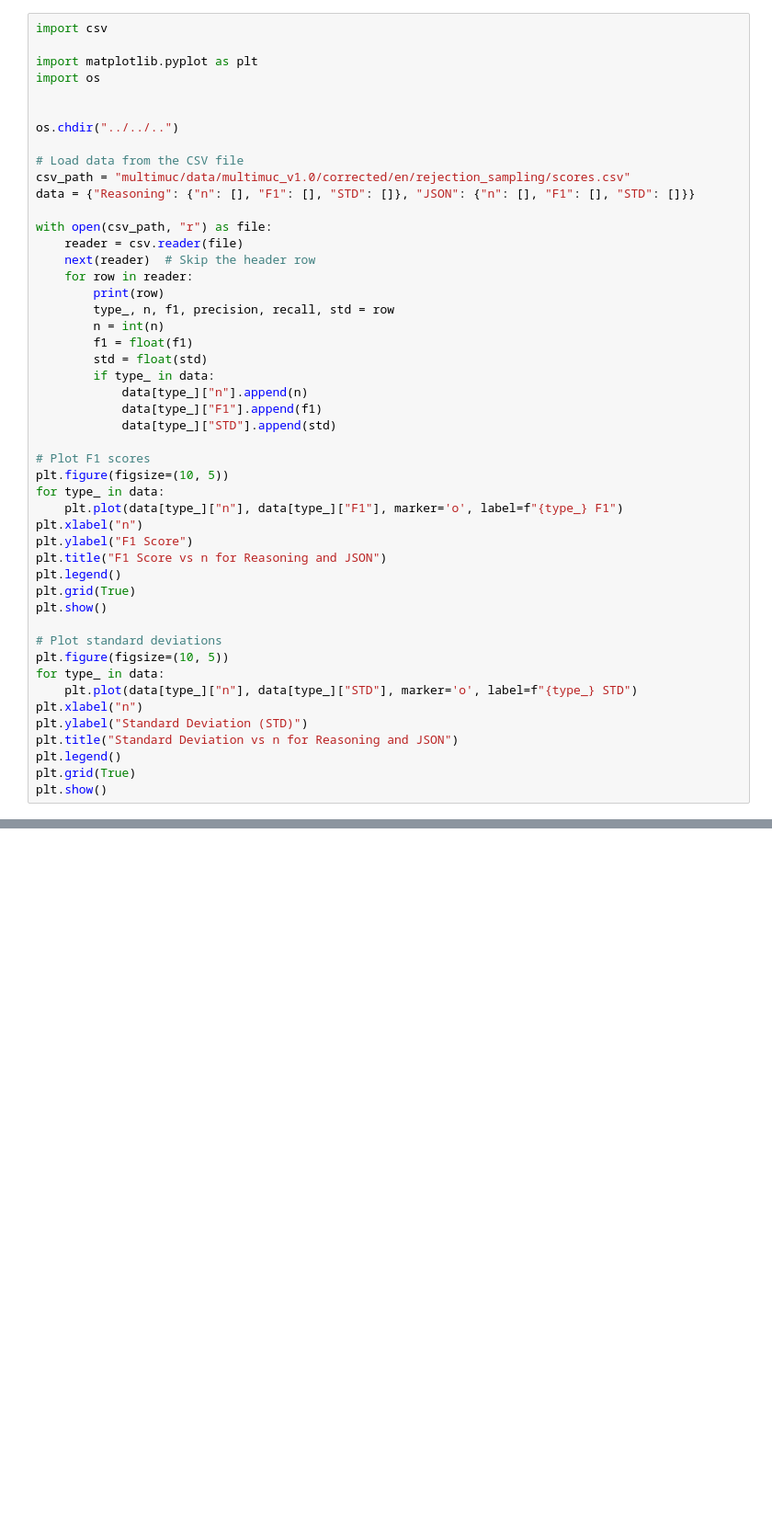
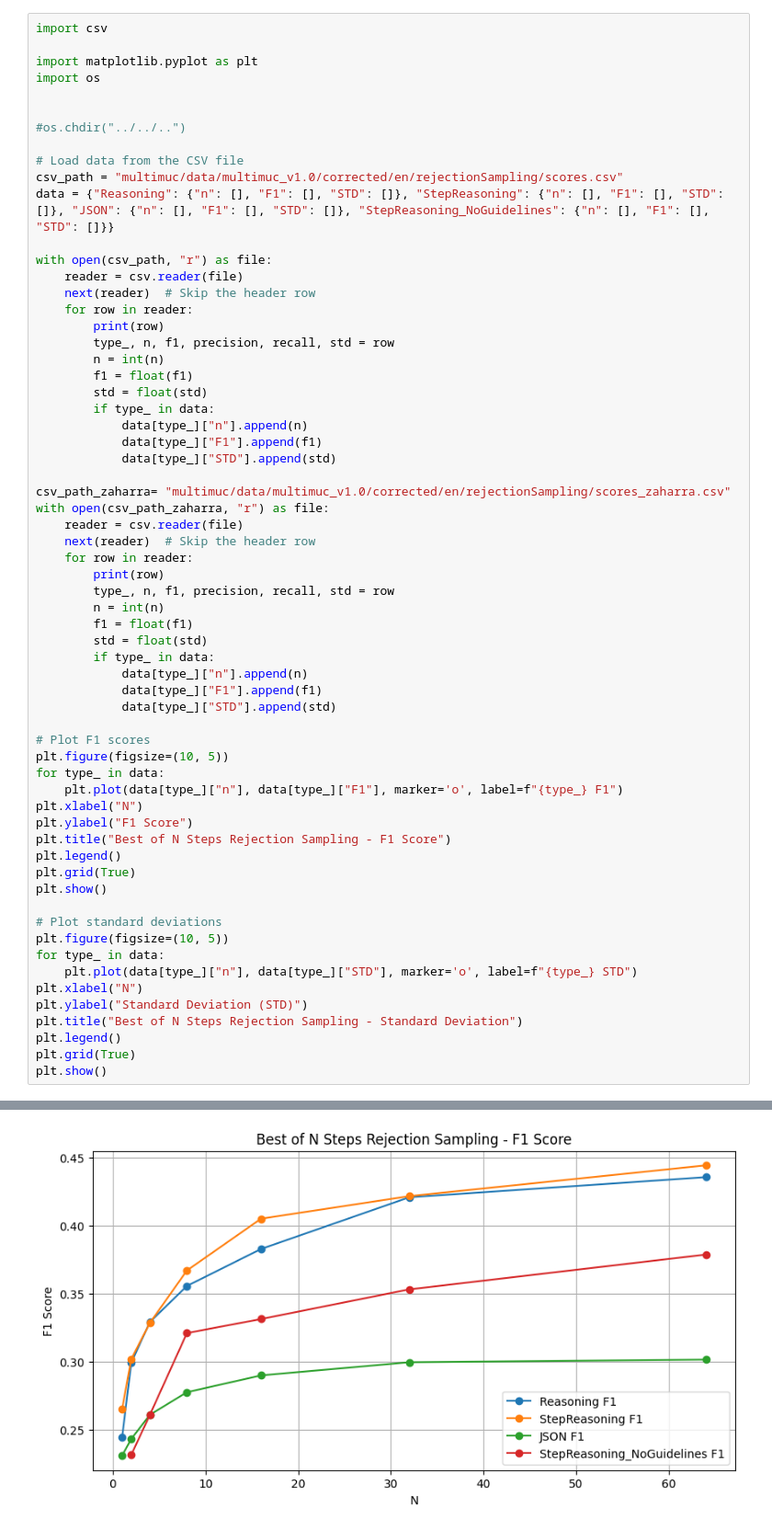
Before and after one commit to MikelZubi/ThinkTwice, a Jupyter notebook: scripts/MUC_Scripts/trainer/visualize_rejectionSampling_scores.ipynb, the cells around one changed output, grey strips where cells are left out. Shown at 92% size. Saved outputs shown, nothing was run; the diff lists cells and outputs as text; blank space fills up the shorter version.

```diff
--- a/scripts/MUC_Scripts/trainer/visualize_rejectionSampling_scores.ipynb
+++ b/scripts/MUC_Scripts/trainer/visualize_rejectionSampling_scores.ipynb
@@ -5,13 +5,28 @@ import matplotlib.pyplot as plt
 import os
 
 
-os.chdir("../../..")
+#os.chdir("../../..")
 
 # Load data from the CSV file
-csv_path = "multimuc/data/multimuc_v1.0/corrected/en/rejection_sampling/scores.csv"
-data = {"Reasoning": {"n": [], "F1": [], "STD": []}, "JSON": {"n": [], "F1": [], "STD": []}}
+csv_path = "multimuc/data/multimuc_v1.0/corrected/en/rejectionSampling/scores.csv"
+data = {"Reasoning": {"n": [], "F1": [], "STD": []}, "StepReasoning": {"n": [], "F1": [], "STD": []}, "JSON": {"n": [], "F1": [], "STD": []}, "StepReasoning_NoGuidelines": {"n": [], "F1": [], "STD": []}}
 
 with open(csv_path, "r") as file:
+    reader = csv.reader(file)
+    next(reader)  # Skip the header row
+    for row in reader:
+        print(row)
+        type_, n, f1, precision, recall, std = row
+        n = int(n)
+        f1 = float(f1)
+        std = float(std)
+        if type_ in data:
+            data[type_]["n"].append(n)
+            data[type_]["F1"].append(f1)
+            data[type_]["STD"].append(std)
+
+csv_path_zaharra= "multimuc/data/multimuc_v1.0/corrected/en/rejectionSampling/scores_zaharra.csv"
+with open(csv_path_zaharra, "r") as file:
     reader = csv.reader(file)
     next(reader)  # Skip the header row
     for row in reader:
@@ -29,9 +44,9 @@ with open(csv_path, "r") as file:
 plt.figure(figsize=(10, 5))
 for type_ in data:
     plt.plot(data[type_]["n"], data[type_]["F1"], marker='o', label=f"{type_} F1")
-plt.xlabel("n")
+plt.xlabel("N")
 plt.ylabel("F1 Score")
-plt.title("F1 Score vs n for Reasoning and JSON")
+plt.title("Best of N Steps Rejection Sampling - F1 Score")
 plt.legend()
 plt.grid(True)
 plt.show()
@@ -40,9 +55,9 @@ plt.show()
 plt.figure(figsize=(10, 5))
 for type_ in data:
     plt.plot(data[type_]["n"], data[type_]["STD"], marker='o', label=f"{type_} STD")
-plt.xlabel("n")
+plt.xlabel("N")
 plt.ylabel("Standard Deviation (STD)")
-plt.title("Standard Deviation vs n for Reasoning and JSON")
+plt.title("Best of N Steps Rejection Sampling - Standard Deviation")
 plt.legend()
 plt.grid(True)
 plt.show()
@@ -51,0 +82 @@ ValueError: not enough values to unpack (expected 6, got 1)
+[figure, added]
```
Also changed, not shown: parts of 1 cell of this notebook, 7 other files.
